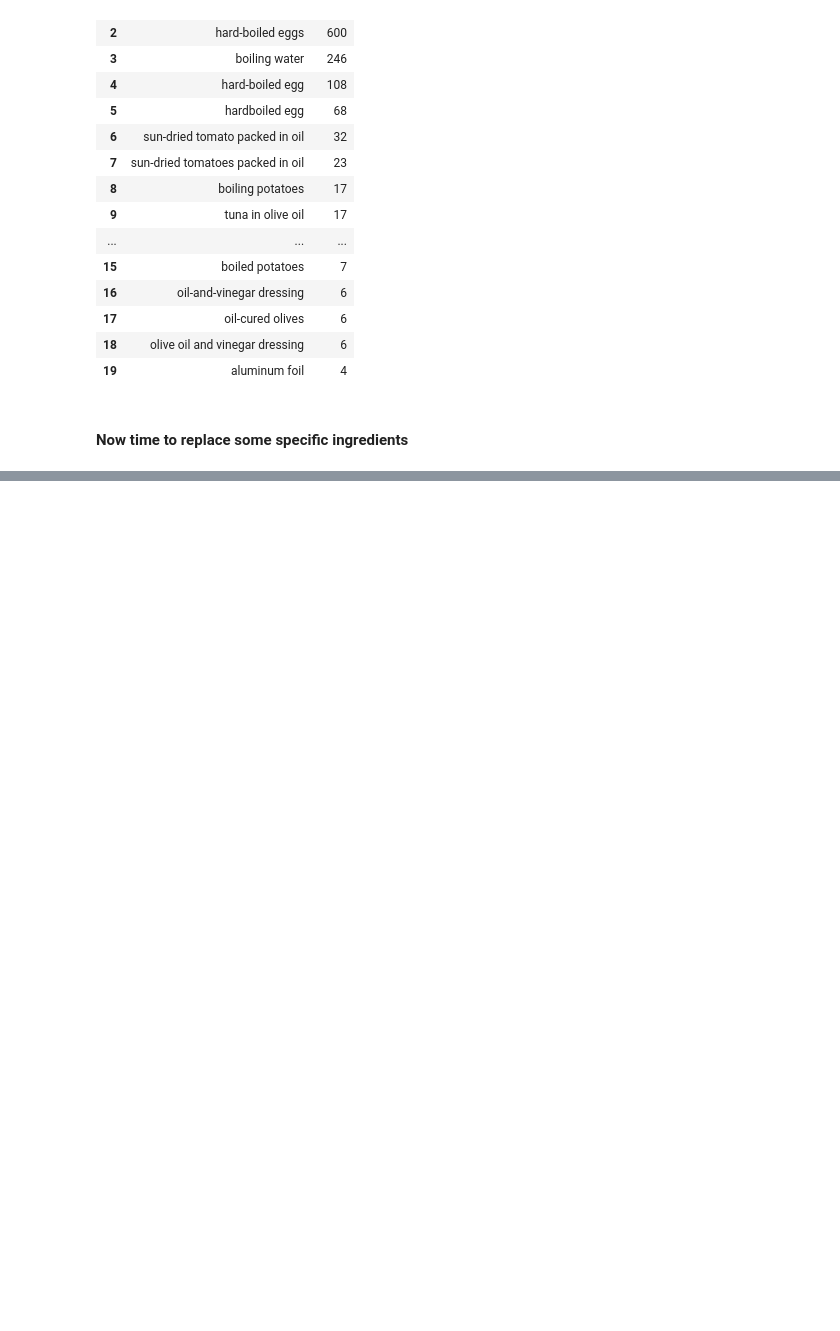
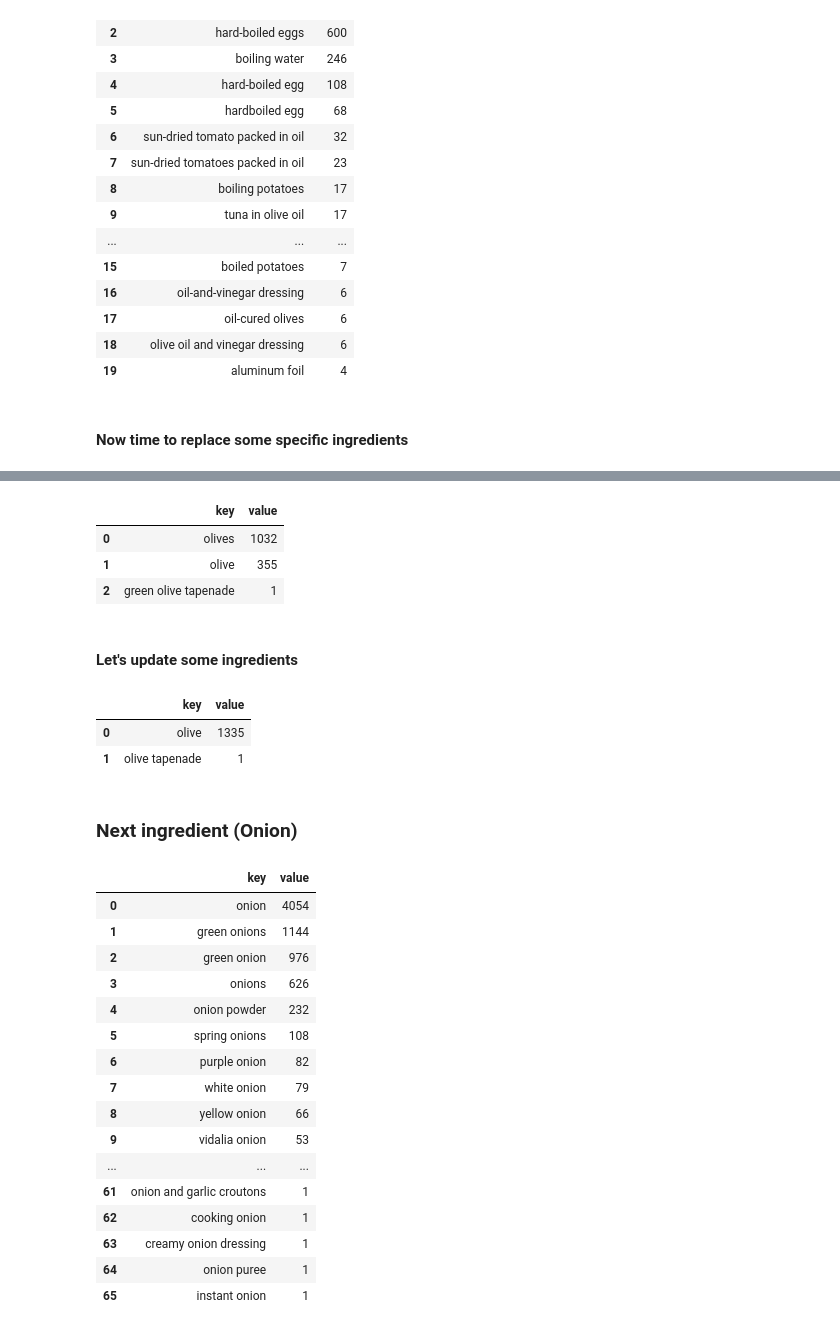
Before and after one commit to PersonalProjects-YassineXHedi/RecipeGenerator, a Jupyter notebook: data_view.ipynb, the cells around one changed output, grey strips where cells are left out. Saved outputs shown, nothing was run; the diff lists cells and outputs as text; code cells hidden in the pictures; blank space fills up the shorter version.

```diff
--- a/data_view.ipynb
+++ b/data_view.ipynb
@@ -412,0 +500,66 @@ elem_and_count_df.head(45)
+# %%
+keywords = ['olive','olives']
+exceptions = ['green olive tapenade']
+df_8 = replace_df_ingredients_with_keywords(keywords, exceptions, df_7)
+
+ingredients_with_keywords = get_all_diff_ingredients_with_keyword_df('olive',df_8)
+
+elem_and_count_dict = elem_counter_list(ingredients_with_keywords)
+
+elem_and_count_df = pd.DataFrame(list(elem_and_count_dict.items()), columns=['key', 'value'])
+
+elem_and_count_df.head(45)
+# %% [output]
+|  | key | value |
+| 0 | olives | 1032 |
+| 1 | olive | 355 |
+| 2 | green olive tapenade | 1 |
+# %% [markdown]
+#### Let's update some ingredients
+# %%
+replacement_dict = {
+    'olives':'olive',
+    'green olive tapenade':'olive tapenade'
+}
+
+df_9 = replace_old_ingredients_with_new_df(replacement_dict, df_8)
+
+ingredients_with_keywords = get_all_diff_ingredients_with_keyword_df('olive',df_9)
+
+elem_and_count_dict = elem_counter_list(ingredients_with_keywords)
+
+elem_and_count_df = pd.DataFrame(list(elem_and_count_dict.items()), columns=['key', 'value'])
+
+elem_and_count_df.head(45)
+# %% [output]
+|  | key | value |
+| 0 | olive | 1335 |
+| 1 | olive tapenade | 1 |
+# %% [markdown]
+### Next ingredient (Onion)
+# %%
+ingredients_with_keywords = get_all_diff_ingredients_with_keyword_df('onion',df_9)
+
+elem_and_count_dict = elem_counter_list(ingredients_with_keywords)
+
+elem_and_count_df = pd.DataFrame(list(elem_and_count_dict.items()), columns=['key', 'value'])
+
+elem_and_count_df.head(250)
+# %% [output]
+|  | key | value |
+| 0 | onion | 4054 |
+| 1 | green onions | 1144 |
+| 2 | green onion | 976 |
+| 3 | onions | 626 |
+| 4 | onion powder | 232 |
+| 5 | spring onions | 108 |
+| 6 | purple onion | 82 |
+| 7 | white onion | 79 |
+| 8 | yellow onion | 66 |
+| 9 | vidalia onion | 53 |
+| ... | ... | ... |
+| 61 | onion and garlic croutons | 1 |
+| 62 | cooking onion | 1 |
+| 63 | creamy onion dressing | 1 |
+| 64 | onion puree | 1 |
+| 65 | instant onion | 1 |
```
Also changed, not shown: parts of 24 cells of this notebook.
